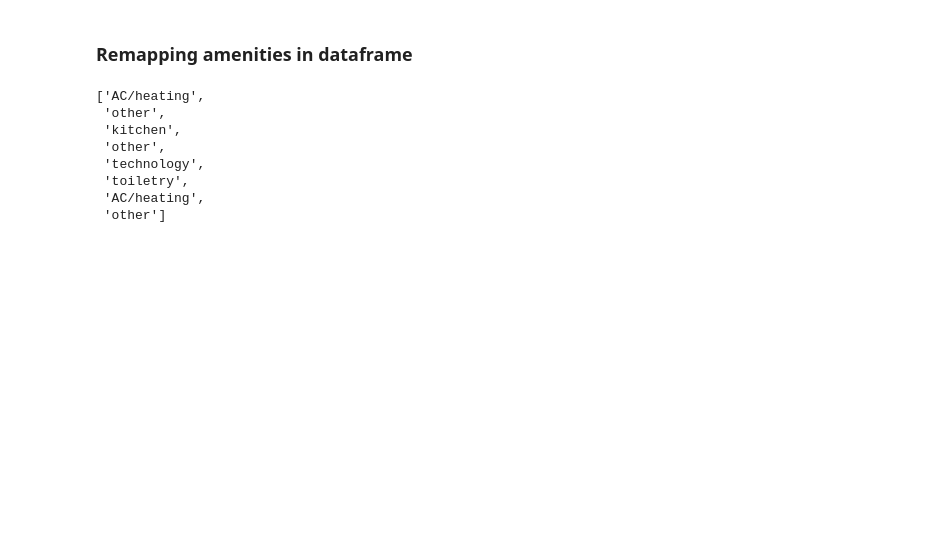
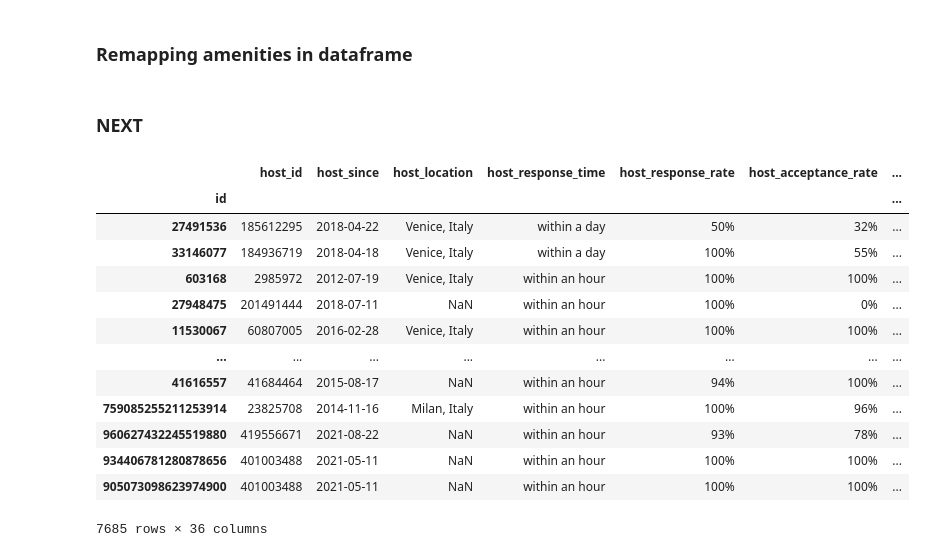
Before and after one commit to FiliTol/price-forecast, a Jupyter notebook: main.ipynb, the cells around one changed output. Drawn from its saved outputs; the diff is of its cells as text; code cells hidden in the pictures; blank space fills up the shorter version.

```diff
--- a/main.ipynb
+++ b/main.ipynb
@@ -265,13 +241,2 @@ df_sep["amenities"] = df_sep["amenities"].apply(unwrap_remap_amenities)
-# %%
-df_sep.loc[27491536, "amenities"]
-# %% [output]
-['AC/heating',
- 'other',
- 'kitchen',
- 'other',
- 'technology',
- 'toiletry',
- 'AC/heating',
- 'other']
 # %%
 def return_amenity_counter(row):
@@ -284,0 +250,19 @@ df_sep = df_sep.apply(lambda x: return_amenity_counter(x), axis=1)
+# %% [markdown]
+### NEXT
+# %%
+df_sep
+# %% [output]
+|  | host_id | host_since | host_location | host_response_time | host_response_rate | host_acceptance_rate | ... |
+| id |  |  |  |  |  |  | ... |
+| 27491536 | 185612295 | 2018-04-22 | Venice, Italy | within a day | 50% | 32% | ... |
+| 33146077 | 184936719 | 2018-04-18 | Venice, Italy | within a day | 100% | 55% | ... |
+| 603168 | 2985972 | 2012-07-19 | Venice, Italy | within an hour | 100% | 100% | ... |
+| 27948475 | 201491444 | 2018-07-11 | NaN | within an hour | 100% | 0% | ... |
+| 11530067 | 60807005 | 2016-02-28 | Venice, Italy | within an hour | 100% | 100% | ... |
+| ... | ... | ... | ... | ... | ... | ... | ... |
+| 41616557 | 41684464 | 2015-08-17 | NaN | within an hour | 94% | 100% | ... |
+| 759085255211253914 | 23825708 | 2014-11-16 | Milan, Italy | within an hour | 100% | 96% | ... |
+| 960627432245519880 | 419556671 | 2021-08-22 | NaN | within an hour | 93% | 78% | ... |
+| 934406781280878656 | 401003488 | 2021-05-11 | NaN | within an hour | 100% | 100% | ... |
+| 905073098623974900 | 401003488 | 2021-05-11 | NaN | within an hour | 100% | 100% | ... |
+7685 rows × 36 columns
```
Also changed, not shown: parts of 15 cells of this notebook.
